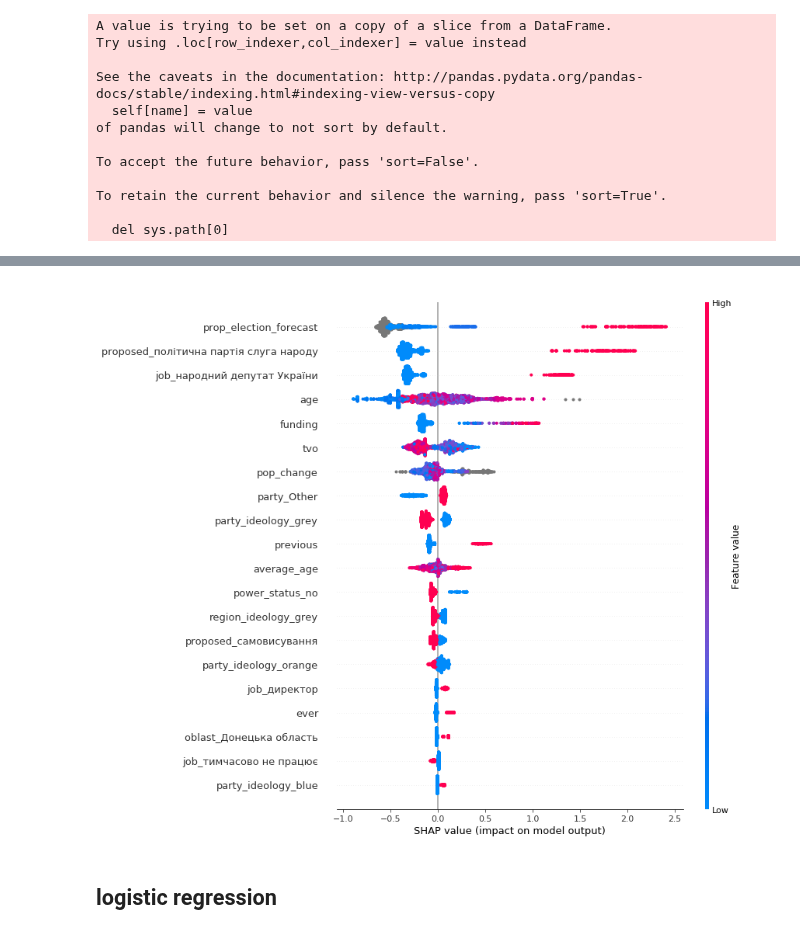
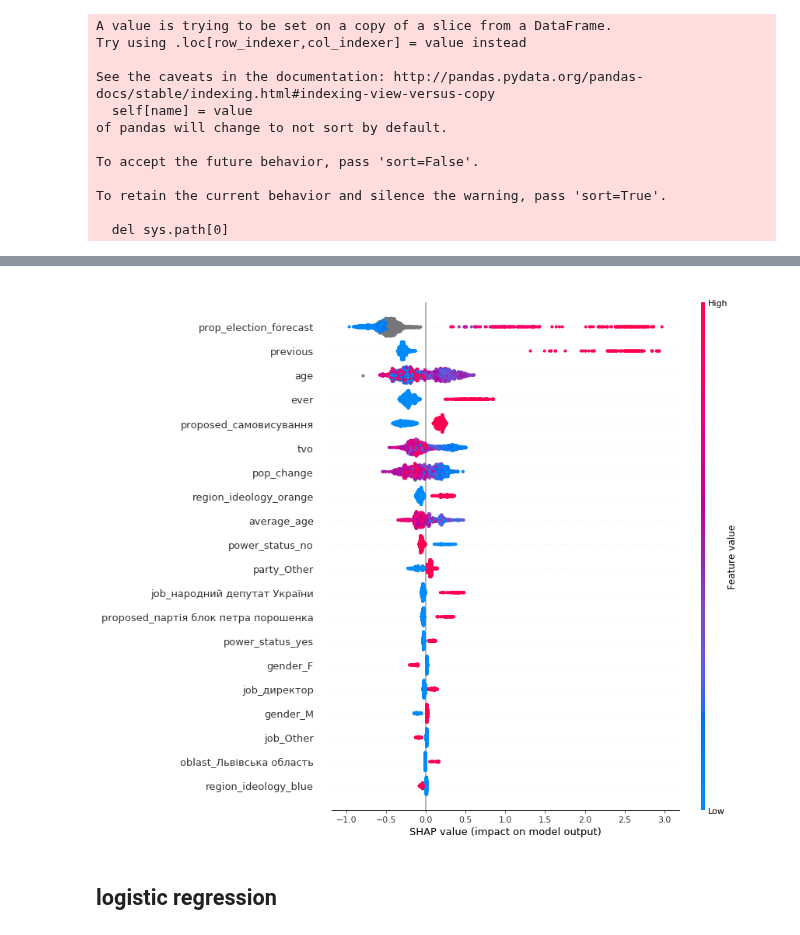
Before and after one commit to texty/parliamentary_elections_forecasting_2019, a Jupyter notebook: h2o.ipynb, the cells around one changed output, grey strips where cells are left out. Drawn from its saved outputs; the diff is of its cells as text; code cells hidden in the pictures.

Commit message:
added exported images(7)

```diff
--- a/h2o.ipynb
+++ b/h2o.ipynb
@@ -1277,6 +1277,6 @@ class ModelDescr():
 # %%
 model_check = ModelDescr()
-model_check.set_data(df_total, 2019)
+model_check.set_data(df_total, 2014)
 # %% [output]
 A value is trying to be set on a copy of a slice from a DataFrame.
 Try using .loc[row_indexer,col_indexer] = value instead
@@ -1287,7 +1289,7 @@ done data split
 # %%
-model_check.plot_shap_summary_plot_violine(name='plot/summary_plot_2019.png')
+model_check.plot_shap_summary_plot_violine(name='plot/summary_plot_2014.png')
 # %% [output]
-[figure, old version]
+[figure, new version]
 # %%
 # shap.force_plot(explainer.expected_value, shap_values[:1000,:], train.iloc[:1000,:])
 # %%
```
Also changed, not shown: parts of 2 cells of this notebook, 3 other files.
